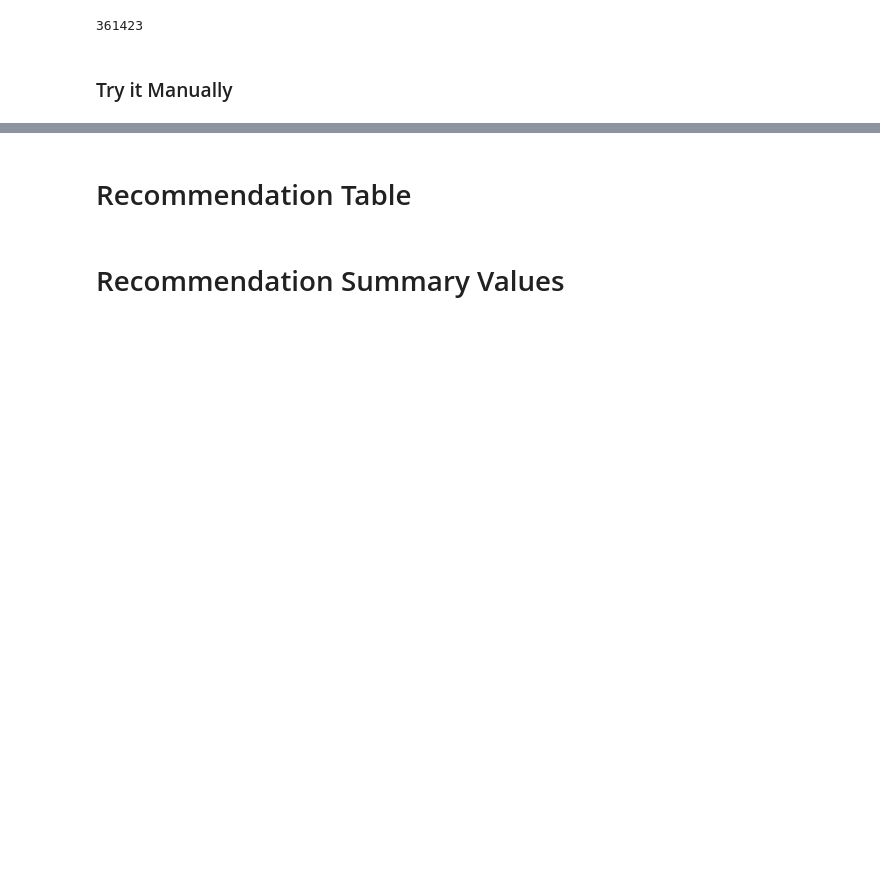
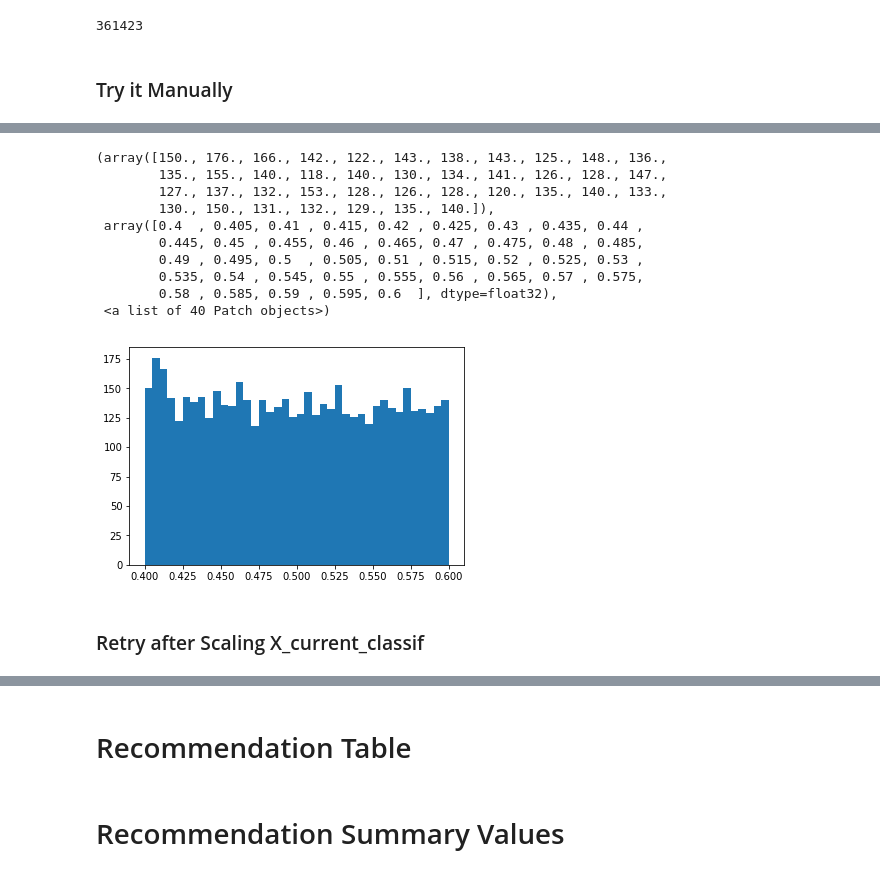
Before and after one commit to as6140/peervest, a Jupyter notebook: test_pipeline_on_current_data.ipynb, the cells around one changed output, grey strips where cells are left out. Cells and saved outputs as stored; diff of their text form; code cells hidden in the pictures; blank space fills up the shorter version.

```diff
--- a/test_pipeline_on_current_data.ipynb
+++ b/test_pipeline_on_current_data.ipynb
@@ -141,0 +150,16 @@ array([[1.],
+# %%
+plt.hist(current_class_preds_proba,bins=40,range=(0.4,0.6))
+# %% [output]
+(array([150., 176., 166., 142., 122., 143., 138., 143., 125., 148., 136.,
+        135., 155., 140., 118., 140., 130., 134., 141., 126., 128., 147.,
+        127., 137., 132., 153., 128., 126., 128., 120., 135., 140., 133.,
+        130., 150., 131., 132., 129., 135., 140.]),
+ array([0.4  , 0.405, 0.41 , 0.415, 0.42 , 0.425, 0.43 , 0.435, 0.44 ,
+        0.445, 0.45 , 0.455, 0.46 , 0.465, 0.47 , 0.475, 0.48 , 0.485,
+        0.49 , 0.495, 0.5  , 0.505, 0.51 , 0.515, 0.52 , 0.525, 0.53 ,
+        0.535, 0.54 , 0.545, 0.55 , 0.555, 0.56 , 0.565, 0.57 , 0.575,
+        0.58 , 0.585, 0.59 , 0.595, 0.6  ], dtype=float32),
+ <a list of 40 Patch objects>)
+[figure, added]
+# %% [markdown]
+### Retry after Scaling X_current_classif
```
Also changed, not shown: parts of 18 cells of this notebook, 6 other files.
